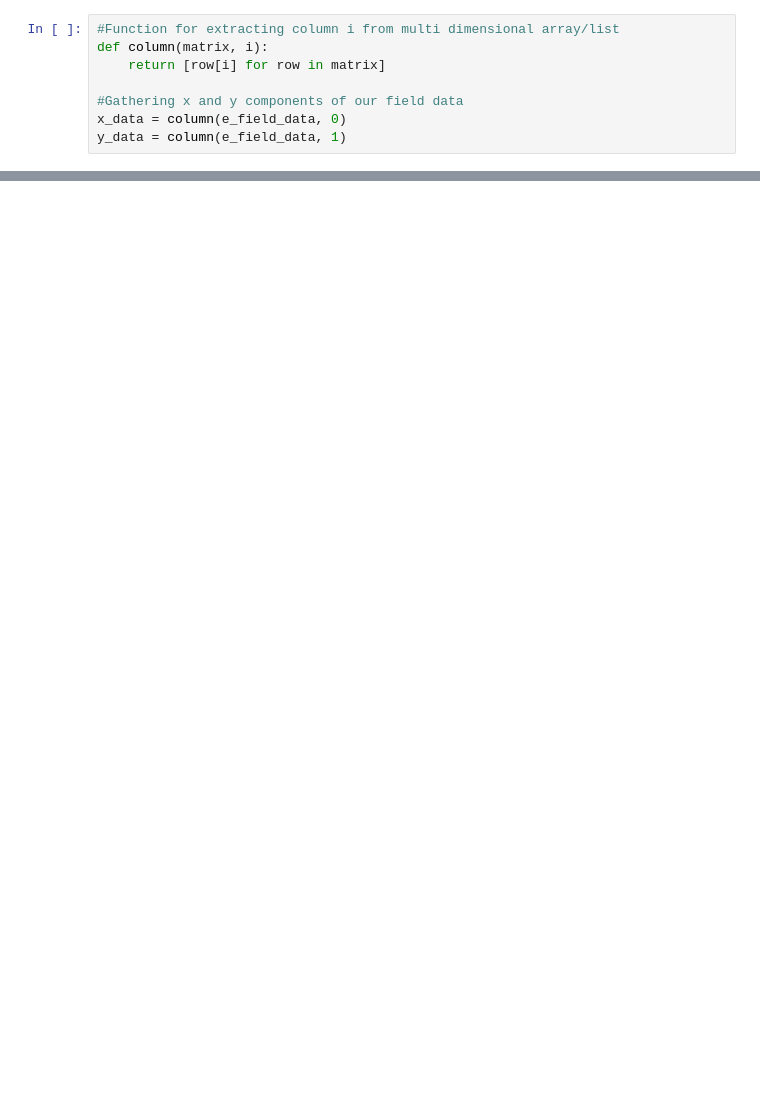
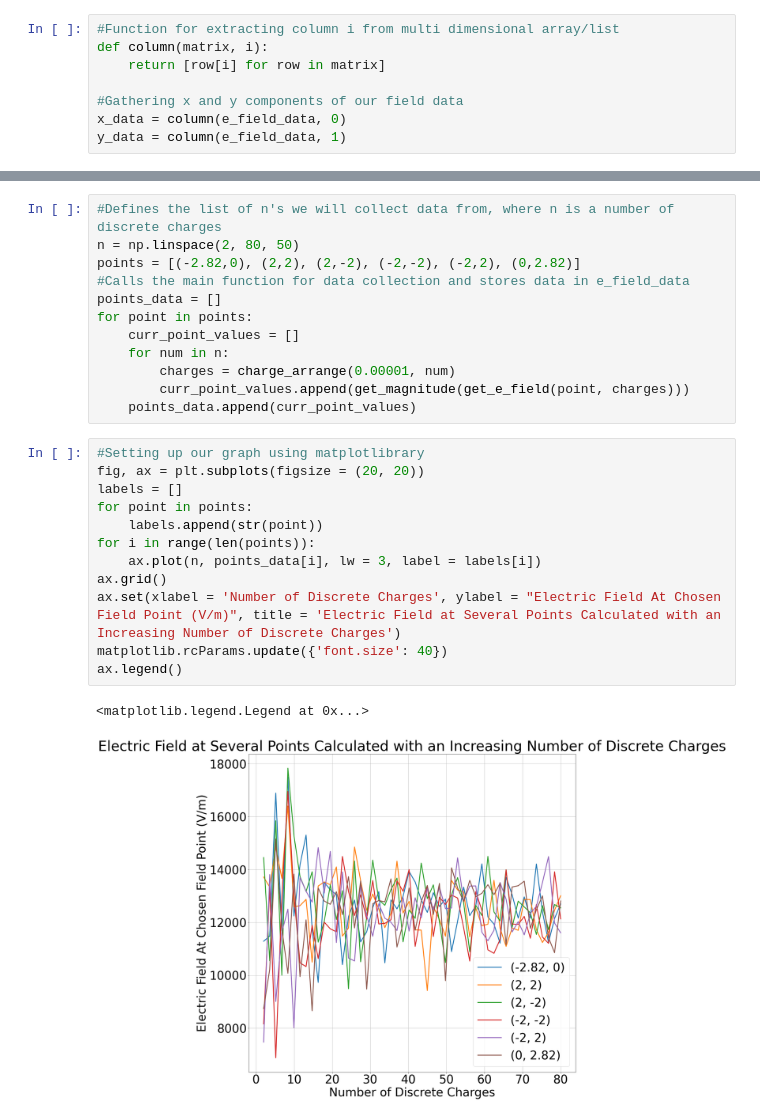
Before and after one commit to scottgilley/compositionproblem1, a Jupyter notebook: computational1.ipynb, the cells around one changed output, grey strips where cells are left out. Saved outputs shown, nothing was run; the diff lists cells and outputs as text; blank space fills up the shorter version.

```diff
--- a/computational1.ipynb
+++ b/computational1.ipynb
@@ -94,0 +177,27 @@ ax.legend()
+# %%
+#Defines the list of n's we will collect data from, where n is a number of discrete charges
+n = np.linspace(2, 80, 50)
+points = [(-2.82,0), (2,2), (2,-2), (-2,-2), (-2,2), (0,2.82)]
+#Calls the main function for data collection and stores data in e_field_data
+points_data = []
+for point in points:
+    curr_point_values = []
+    for num in n:
+        charges = charge_arrange(0.00001, num)
+        curr_point_values.append(get_magnitude(get_e_field(point, charges)))
+    points_data.append(curr_point_values)
+# %%
+#Setting up our graph using matplotlibrary
+fig, ax = plt.subplots(figsize = (20, 20))
+labels = []
+for point in points:
+    labels.append(str(point))
+for i in range(len(points)):
+    ax.plot(n, points_data[i], lw = 3, label = labels[i])
+ax.grid()
+ax.set(xlabel = 'Number of Discrete Charges', ylabel = "Electric Field At Chosen Field Point (V/m)", title = 'Electric Field at Several Points Calculated with an Increasing Number of Discrete Charges')
+matplotlib.rcParams.update({'font.size': 40})
+ax.legend()
+# %% [output]
+<matplotlib.legend.Legend at 0x...>
+[figure, added]
```
Also changed, not shown: parts of 7 cells of this notebook.
